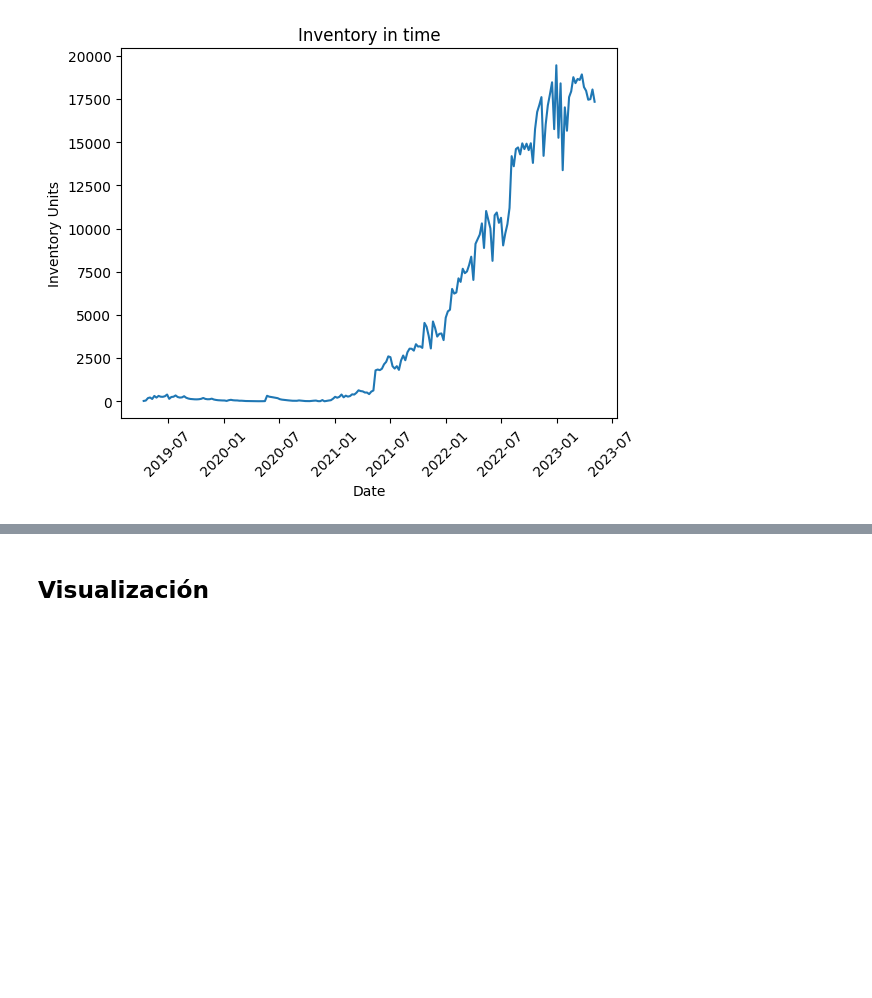
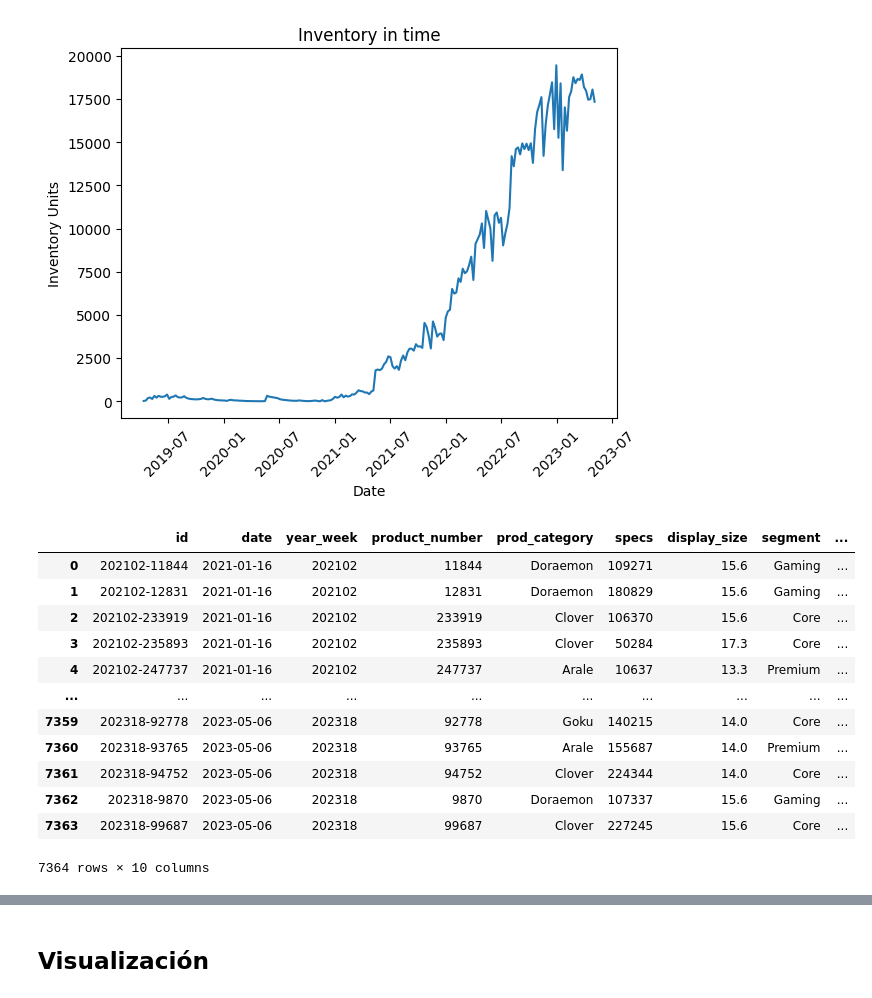
Before and after one commit to AlejandroDopico2/HackUPC23, a Jupyter notebook: hp.ipynb, the cells around one changed output, grey strips where cells are left out. Drawn from its saved outputs; the diff is of its cells as text; code cells hidden in the pictures; blank space fills up the shorter version.

```diff
--- a/hp.ipynb
+++ b/hp.ipynb
@@ -144,3 +144,21 @@ plt.title('Inventory in time')
 plt.show()
 # %% [output]
 [figure]
+# %%
+new_df = new_df[new_df.year_week > 202101]
+
+new_df.sort_values(by = 'id').reset_index(drop = True)
+# %% [output]
+|  | id | date | year_week | product_number | prod_category | specs | display_size | segment | ... |
+| 0 | 202102-11844 | 2021-01-16 | 202102 | 11844 | Doraemon | 109271 | 15.6 | Gaming | ... |
+| 1 | 202102-12831 | 2021-01-16 | 202102 | 12831 | Doraemon | 180829 | 15.6 | Gaming | ... |
+| 2 | 202102-233919 | 2021-01-16 | 202102 | 233919 | Clover | 106370 | 15.6 | Core | ... |
+| 3 | 202102-235893 | 2021-01-16 | 202102 | 235893 | Clover | 50284 | 17.3 | Core | ... |
+| 4 | 202102-247737 | 2021-01-16 | 202102 | 247737 | Arale | 10637 | 13.3 | Premium | ... |
+| ... | ... | ... | ... | ... | ... | ... | ... | ... | ... |
+| 7359 | 202318-92778 | 2023-05-06 | 202318 | 92778 | Goku | 140215 | 14.0 | Core | ... |
+| 7360 | 202318-93765 | 2023-05-06 | 202318 | 93765 | Arale | 155687 | 14.0 | Premium | ... |
+| 7361 | 202318-94752 | 2023-05-06 | 202318 | 94752 | Clover | 224344 | 14.0 | Core | ... |
+| 7362 | 202318-9870 | 2023-05-06 | 202318 | 9870 | Doraemon | 107337 | 15.6 | Gaming | ... |
+| 7363 | 202318-99687 | 2023-05-06 | 202318 | 99687 | Clover | 227245 | 15.6 | Core | ... |
+7364 rows × 10 columns
```
Also changed, not shown: parts of 16 cells of this notebook.
